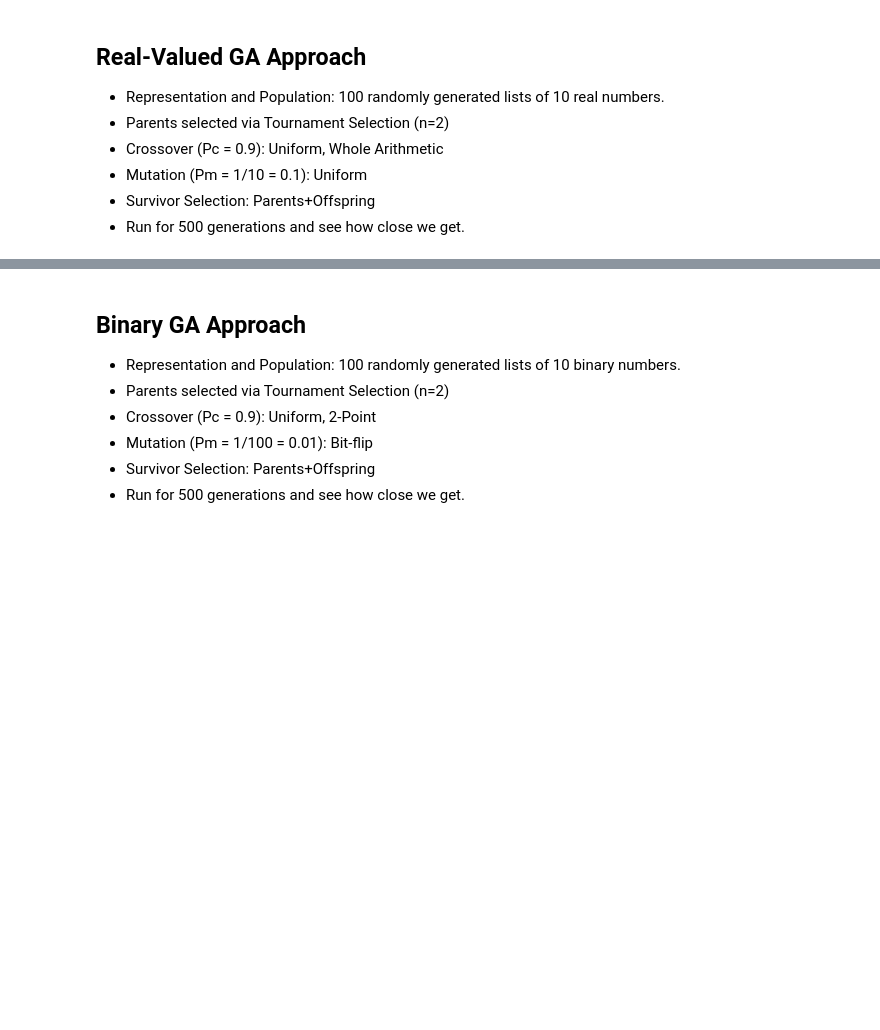
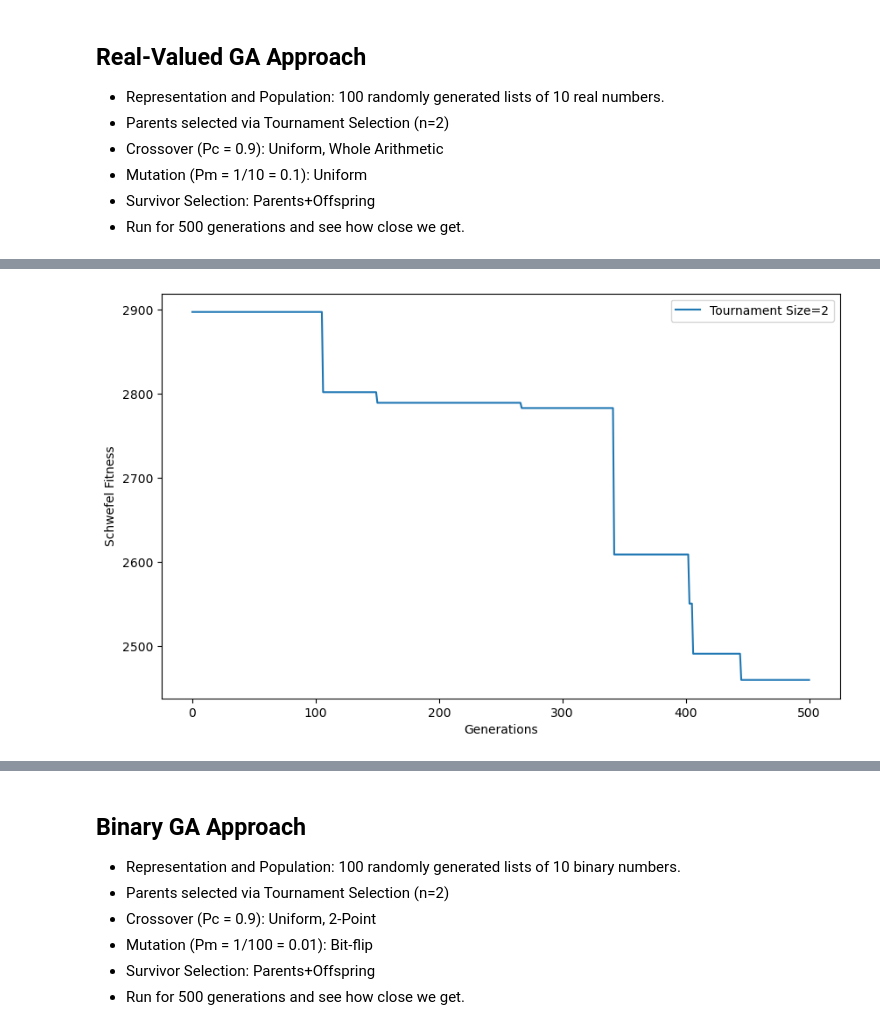
Before and after one commit to AlexPei-YuTsai/8-queen-evo-algo, a Jupyter notebook: schwefel.ipynb, the cells around one changed output, grey strips where cells are left out. Drawn from its saved outputs; the diff is of its cells as text; code cells hidden in the pictures; blank space fills up the shorter version.

```diff
--- a/schwefel.ipynb
+++ b/schwefel.ipynb
@@ -111,8 +134,43 @@ def cross(geno1, geno2):
 # Survival Selector - Parents and Offsprings competing together
 psize = 100
 
-# Deterministic selection: Just picks Top 100
-def det_surv(population):
-    return population[:psize]
+# Deterministic selection: Just picks Top 100 by dropping the worst (highest fitness) instead of sorting the list
+def det_surv(pop):
+    for i in range(len(pop)-psize):
+        pop.remove(max(pop, key=schwefel))
+    return pop
 
 # Stochastic selection: Semi-randomly pick survivors
+# %%
+# Initialize population
+population = [[random.uniform(-512, 512) for i in range(10)] for i in range(100)]
+
+# Keep track of both fitness over time and best performer overtime
+# Doing range(501) here because we're also counting its initial performance
+gen = [i for i in range(501)]
+f_progress = [min([schwefel(i) for i in population])]
+b_progress = [min(population, key=schwefel)]
+
+for i in range(500):
+    # Parent Selection
+    parents = parent_sel(population)
+
+    # Variation Operators
+    children = cross(*parents)
+    children = [mutate(i) for i in children]
+
+    # Survival Selection
+    population = det_surv(population+children)
+
+    f_progress.append(min([schwefel(i) for i in population]))
+    b_progress.append(min(population, key=schwefel))
+# %%
+plt.rcParams['figure.figsize'] = [10,6]
+
+plt.plot(gen, f_progress, label=f"Tournament Size={n}")
+plt.xlabel("Generations")
+plt.ylabel("Schwefel Fitness")
+plt.legend()
+plt.show()
+# %% [output]
+[figure, added]
```
Also changed, not shown: parts of 11 cells of this notebook.
